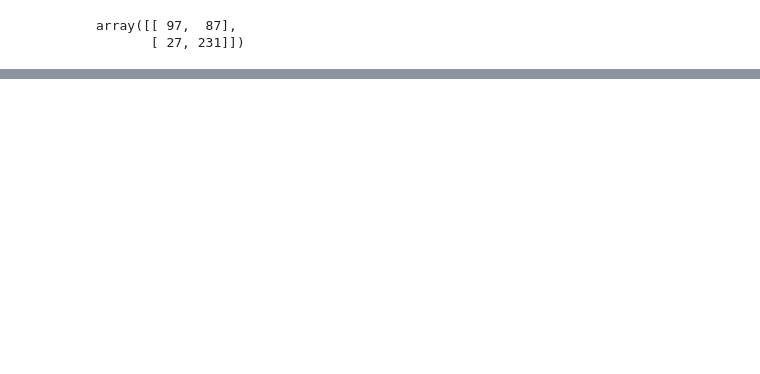
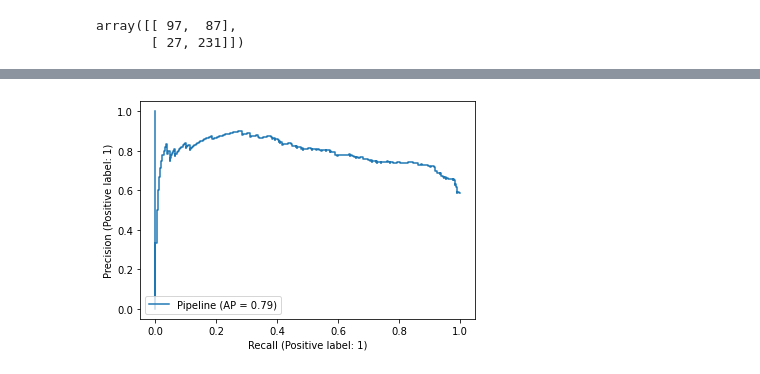
Before and after one commit to UBC-MDS/contraceptive_method_predictor, a Jupyter notebook: notebooks/prediction.ipynb, the cells around one changed output, grey strips where cells are left out. Cells and saved outputs as stored; diff of their text form; code cells hidden in the pictures; blank space fills up the shorter version.

```diff
--- a/notebooks/prediction.ipynb
+++ b/notebooks/prediction.ipynb
@@ -67,7 +68,7 @@ df = pd.read_csv(
         "Wife religion",
         "Wife now working?",
         "Husband occupation",
-        "Standard-of-living index",
+        "Standard_of_living index",
         "Media exposure",
         "Contraceptive method used",
     ],
@@ -102,4 +99 @@ passthrough_features = ['Wife_religion','Wife_now_working?','Media_exposure']
-# %%
-train_df = train_df.rename(columns= {"Standard-of-living_index" : "Standard_of_living_index"})
-test_df = test_df.rename(columns= {"Standard-of-living_index" : "Standard_of_living_index"})
 # %%
@@ -242,0 +206,4 @@ plot_ROC_curve()
+# %%
+pr_curve = PrecisionRecallDisplay.from_estimator(final_svc_model, X_test, y_test);
+# %% [output]
+[figure, added]
```
Also changed, not shown: parts of 13 cells of this notebook, 4 other files.
